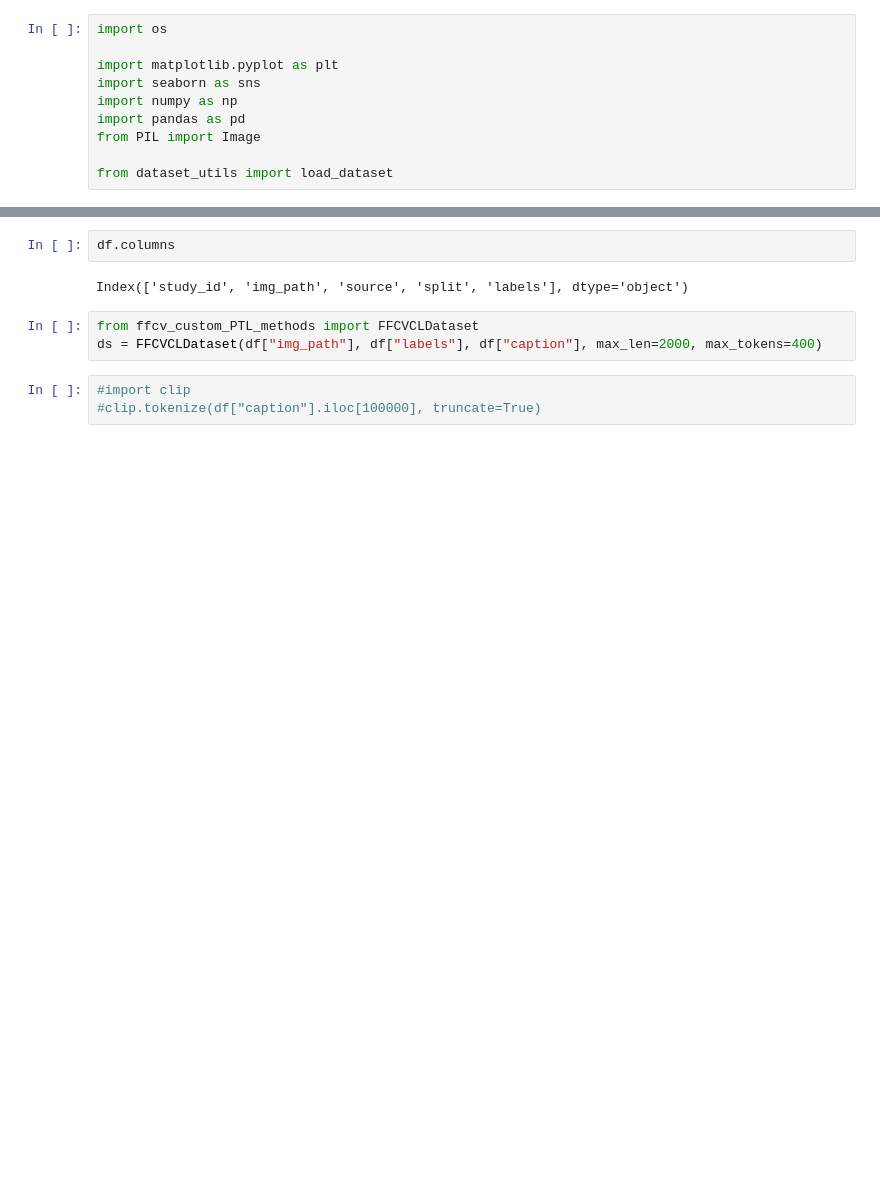
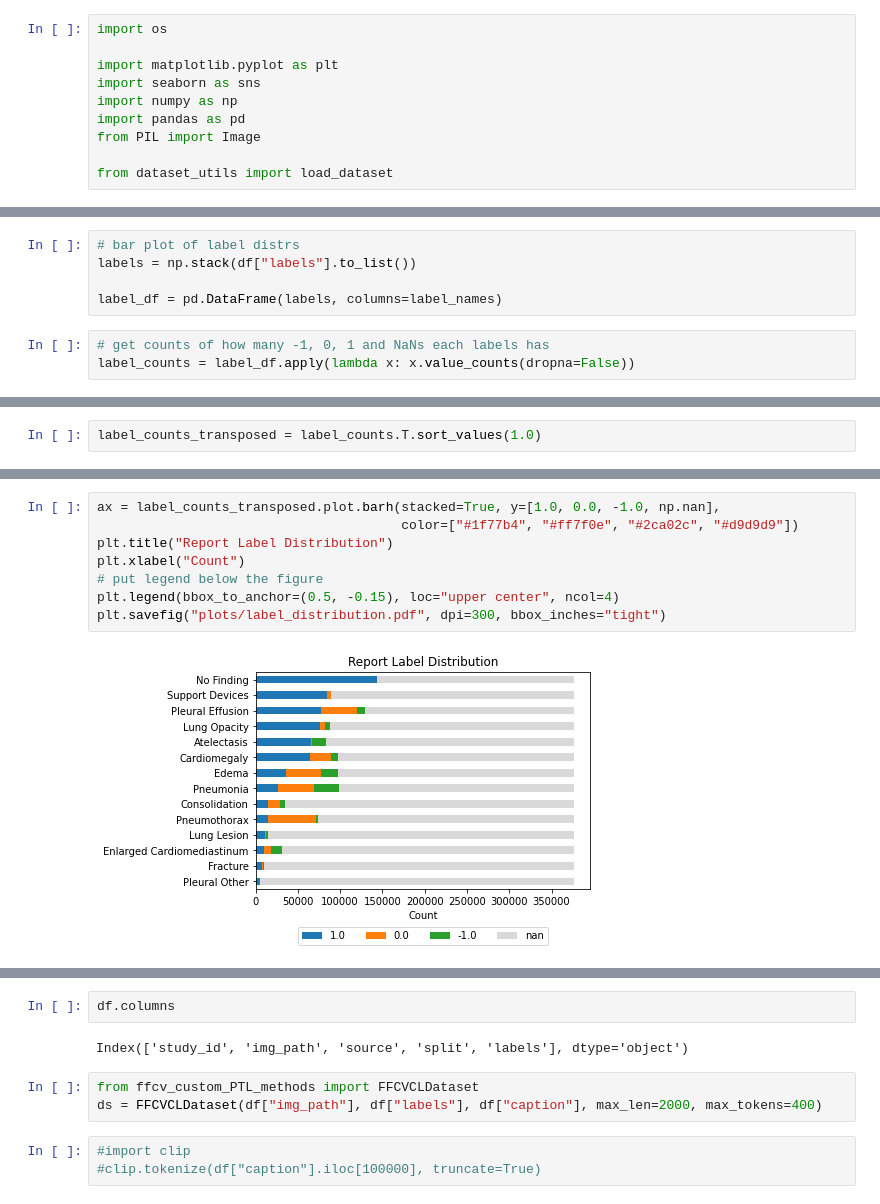
Before and after one commit to NotNANtoN/master_thesis, a Jupyter notebook: eda.ipynb, the cells around one changed output, grey strips where cells are left out. Cells and saved outputs as stored; diff of their text form; blank space fills up the shorter version.

```diff
--- a/eda.ipynb
+++ b/eda.ipynb
@@ -14,0 +34,8 @@ df, label_names = load_dataset(dataset)
+# %%
+# bar plot of label distrs
+labels = np.stack(df["labels"].to_list())
+
+label_df = pd.DataFrame(labels, columns=label_names)
+# %%
+# get counts of how many -1, 0, 1 and NaNs each labels has
+label_counts = label_df.apply(lambda x: x.value_counts(dropna=False))
@@ -14,0 +70,2 @@ df, label_names = load_dataset(dataset)
+# %%
+label_counts_transposed = label_counts.T.sort_values(1.0)
@@ -14,0 +92,10 @@ df, label_names = load_dataset(dataset)
+# %%
+ax = label_counts_transposed.plot.barh(stacked=True, y=[1.0, 0.0, -1.0, np.nan],
+                                       color=["#1f77b4", "#ff7f0e", "#2ca02c", "#d9d9d9"])
+plt.title("Report Label Distribution")
+plt.xlabel("Count")
+# put legend below the figure
+plt.legend(bbox_to_anchor=(0.5, -0.15), loc="upper center", ncol=4)
+plt.savefig("plots/label_distribution.pdf", dpi=300, bbox_inches="tight")
+# %% [output]
+[figure, added]
```
Also changed, not shown: parts of 10 cells of this notebook, 19 other files.
